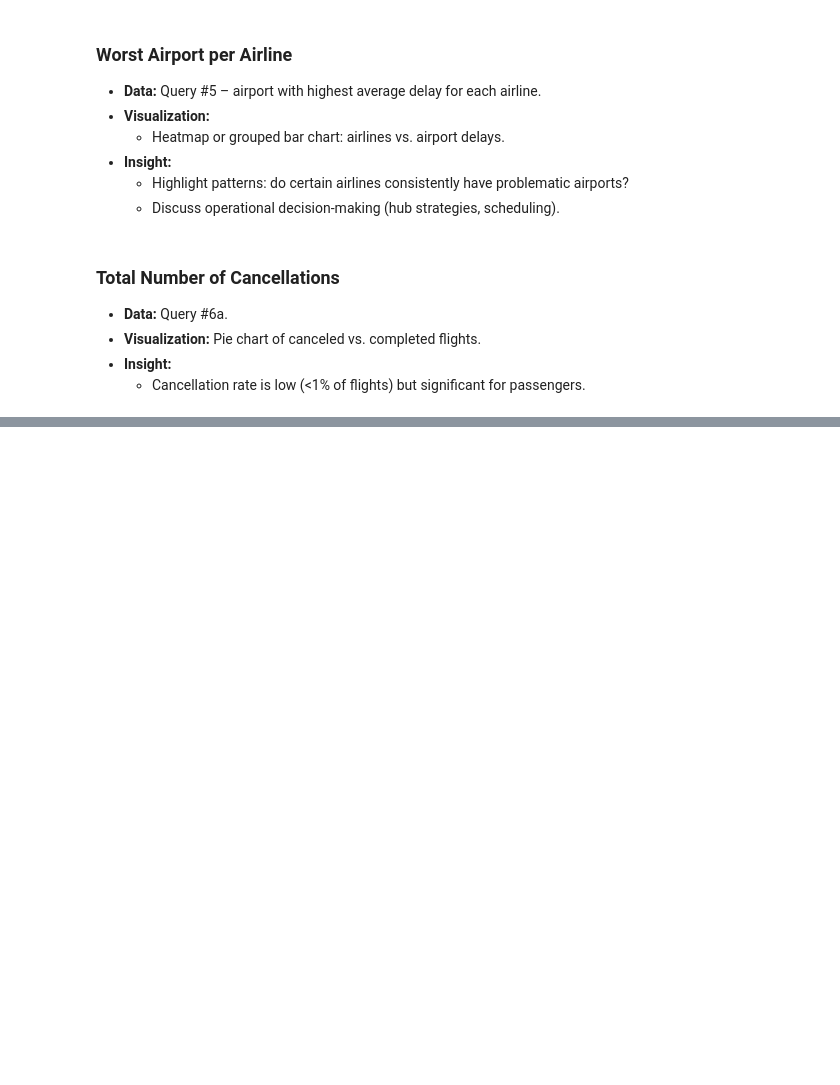
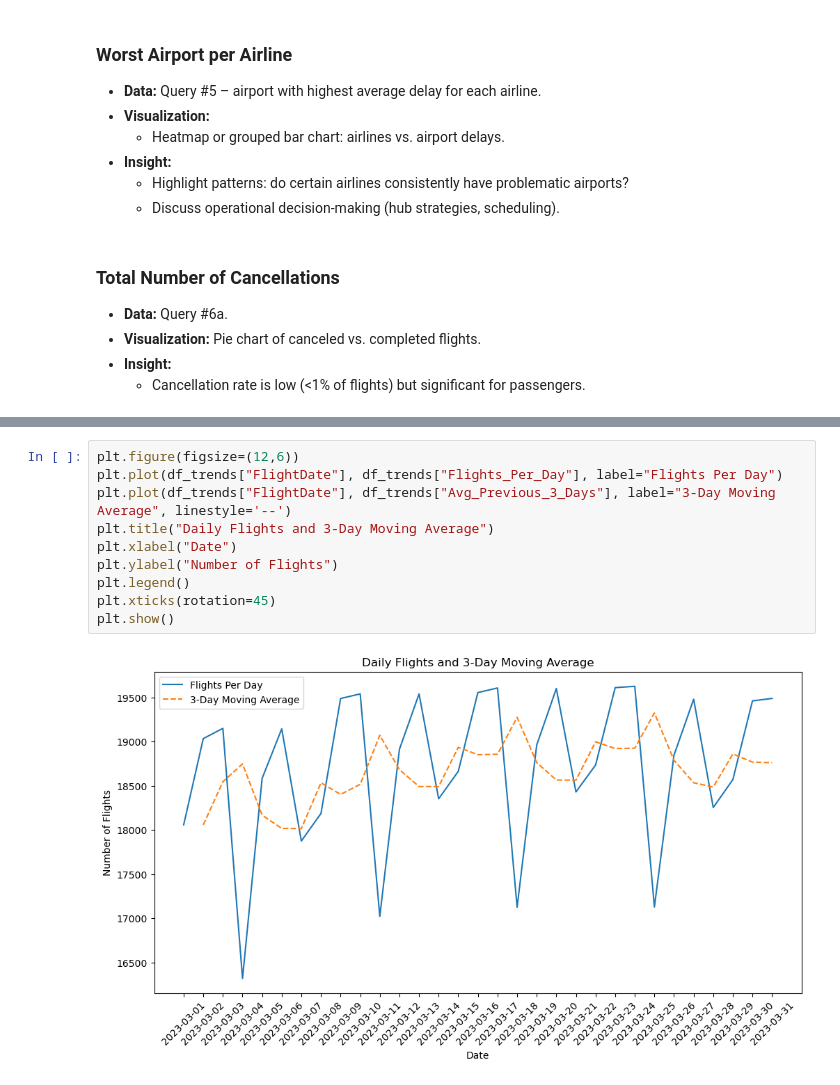
Before and after one commit to gentrylamb/dsan6300-final-project, a Jupyter notebook: site/code.ipynb, the cells around one changed output, grey strips where cells are left out. Drawn from its saved outputs; the diff is of its cells as text; blank space fills up the shorter version.

```diff
--- a/site/code.ipynb
+++ b/site/code.ipynb
@@ -228,0 +172,12 @@ Do you want me to do that next?
+# %%
+plt.figure(figsize=(12,6))
+plt.plot(df_trends["FlightDate"], df_trends["Flights_Per_Day"], label="Flights Per Day")
+plt.plot(df_trends["FlightDate"], df_trends["Avg_Previous_3_Days"], label="3-Day Moving Average", linestyle='--')
+plt.title("Daily Flights and 3-Day Moving Average")
+plt.xlabel("Date")
+plt.ylabel("Number of Flights")
+plt.legend()
+plt.xticks(rotation=45)
+plt.show()
+# %% [output]
+[figure, added]
```
Also changed, not shown: parts of 5 cells of this notebook, 1 other file.
